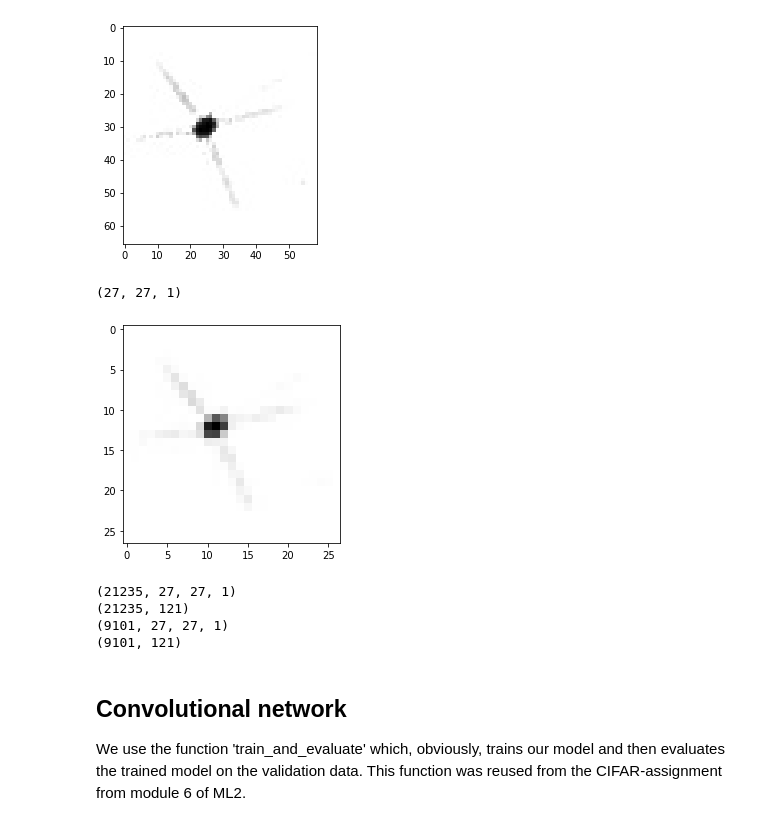
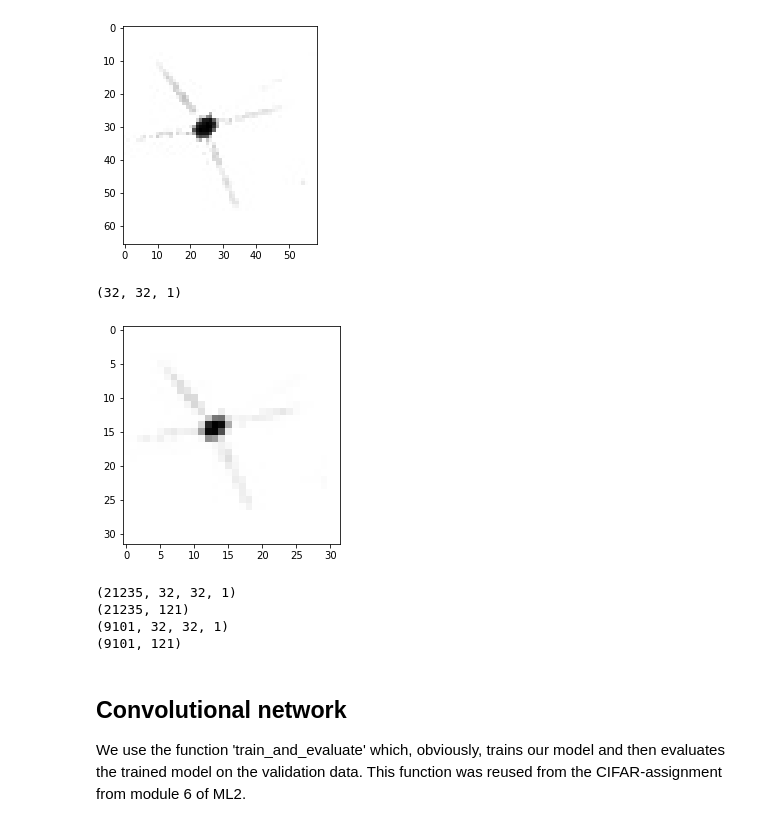
Before and after one commit to maxburger1997/Team-DreamTeam-, a Jupyter notebook: code/Plankton_Stratify.ipynb, the cells around one changed output. Cells and saved outputs as stored; diff of their text form; code cells hidden in the pictures.

```diff
--- a/code/Plankton_Stratify.ipynb
+++ b/code/Plankton_Stratify.ipynb
@@ -171,23 +172,23 @@ Lowest second dimension image (31, 49)
 # %%
 # Create an empty list for the training data
 train_data_resized = []
 
 # Loop through the images in the training data and resize them to the lowest shape in the dataset,
 # add a third dimension of 1 to the images and then append the image to the 'train_data_resized' list
 for image in train_data:
-    img = cv2.resize(image, dsize = (27, 27), interpolation = cv2.INTER_AREA)
+    img = cv2.resize(image, dsize = (32, 32), interpolation = cv2.INTER_AREA)
     img = np.expand_dims(img, axis = 2)
     train_data_resized.append(img)
 
 # Test if the image is resized and show the image
 print(train_data_resized[0].shape)
 plt.imshow(train_data_resized[0], cmap = 'gray')
 
 #Split the data into 70% training and 30% validation
 im_train, im_val, lab_train, lab_val = train_test_split(train_data_resized, train_labels, train_size=0.7, random_state=1265599650)
 # %% [output]
-(27, 27, 1)
+(32, 32, 1)
-[figure, old version]
+[figure, new version]
 # %%
 # Convert the split data to numpy arrays, so tensorflow can use them
 image_train = np.array(im_train)
@@ -201,9 +202,9 @@ print(label_train.shape)
 print(image_val.shape)
 print(label_val.shape)
 # %% [output]
-(21235, 27, 27, 1)
+(21235, 32, 32, 1)
 (21235, 121)
-(9101, 27, 27, 1)
+(9101, 32, 32, 1)
 (9101, 121)
 # %% [markdown]
 ## Convolutional network
```
Also changed, not shown: parts of 4 cells of this notebook.
